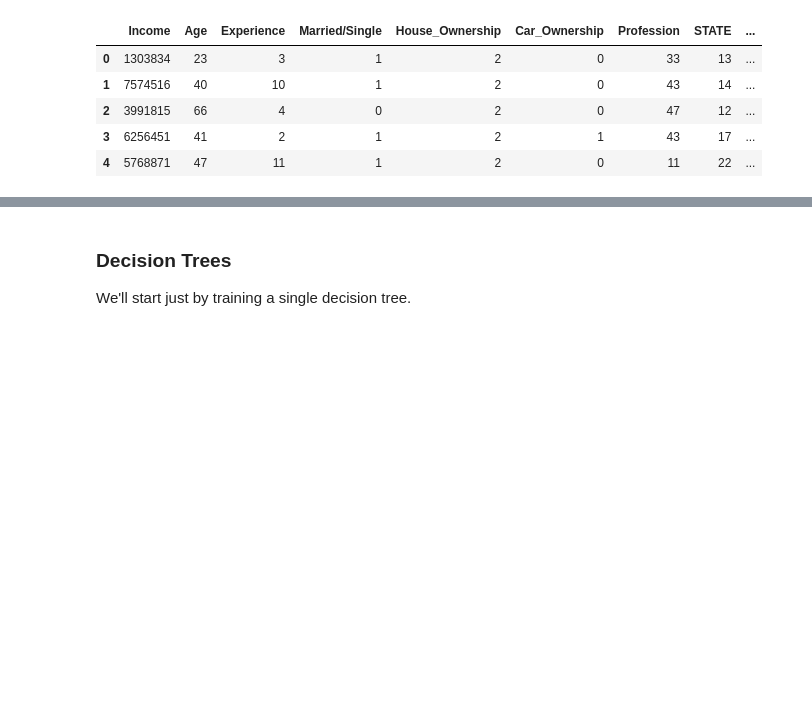
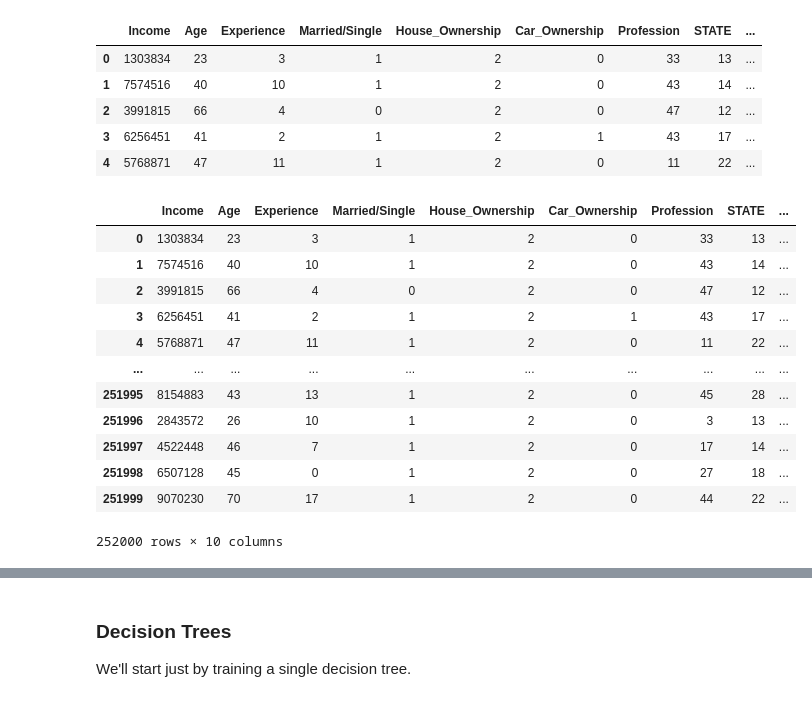
Before and after one commit to fyisa2/ATechSpace, a Jupyter notebook: Final_Assessment.ipynb, the cells around one changed output, grey strips where cells are left out. Drawn from its saved outputs; the diff is of its cells as text; code cells hidden in the pictures; blank space fills up the shorter version.

```diff
--- a/Final_Assessment.ipynb
+++ b/Final_Assessment.ipynb
@@ -271,4 +271,6 @@ df
 #df=df.drop(columns=['Id','CITY']).head()
 #df=df.drop(['Id'],axis=1)
 #df
-df=df.drop(columns=['Id','CITY']).head(252000)
+#df=df.drop(columns=['Id','CITY']).head(252000)
+df =df.drop(['Id','CITY'],1)
+df.head()
@@ -307,3 +318,19 @@ df.head()
 # %%
 X = df.drop('Risk_Flag',axis=1)
 y = df['Risk_Flag']
+# %%
+X
+# %% [output]
+|  | Income | Age | Experience | Married/Single | House_Ownership | Car_Ownership | Profession | STATE | ... |
+| 0 | 1303834 | 23 | 3 | 1 | 2 | 0 | 33 | 13 | ... |
+| 1 | 7574516 | 40 | 10 | 1 | 2 | 0 | 43 | 14 | ... |
+| 2 | 3991815 | 66 | 4 | 0 | 2 | 0 | 47 | 12 | ... |
+| 3 | 6256451 | 41 | 2 | 1 | 2 | 1 | 43 | 17 | ... |
+| 4 | 5768871 | 47 | 11 | 1 | 2 | 0 | 11 | 22 | ... |
+| ... | ... | ... | ... | ... | ... | ... | ... | ... | ... |
+| 251995 | 8154883 | 43 | 13 | 1 | 2 | 0 | 45 | 28 | ... |
+| 251996 | 2843572 | 26 | 10 | 1 | 2 | 0 | 3 | 13 | ... |
+| 251997 | 4522448 | 46 | 7 | 1 | 2 | 0 | 17 | 14 | ... |
+| 251998 | 6507128 | 45 | 0 | 1 | 2 | 0 | 27 | 18 | ... |
+| 251999 | 9070230 | 70 | 17 | 1 | 2 | 0 | 44 | 22 | ... |
+252000 rows × 10 columns
```
Also changed, not shown: parts of 14 cells of this notebook.
